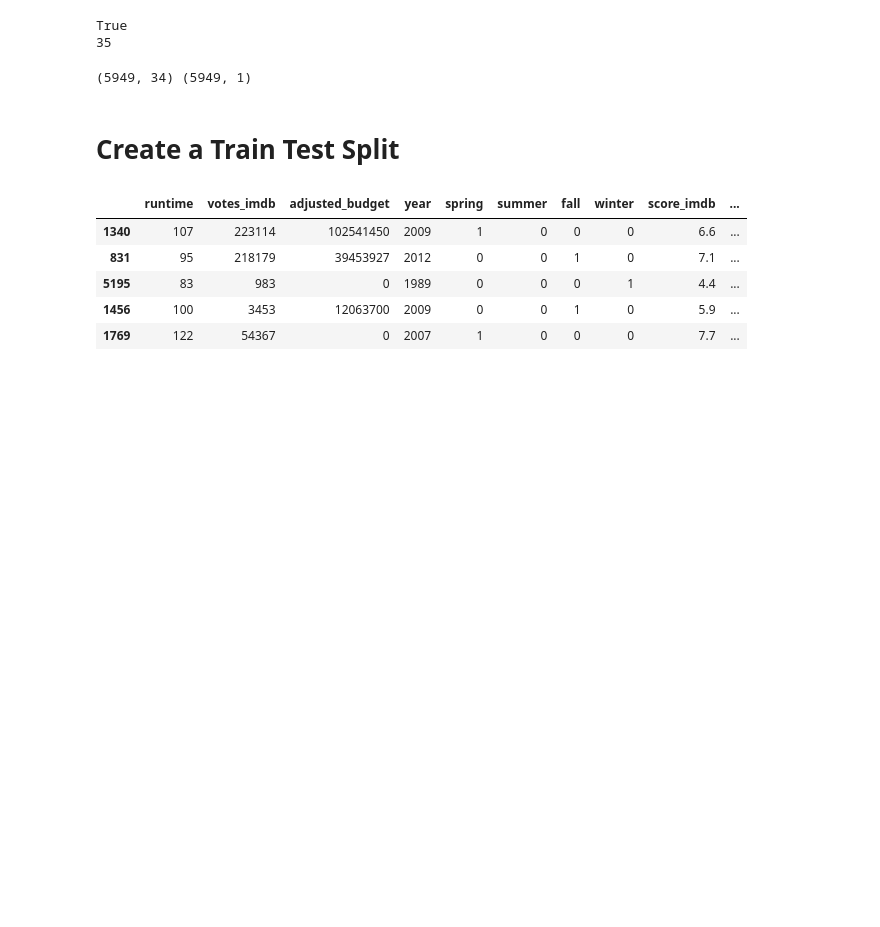
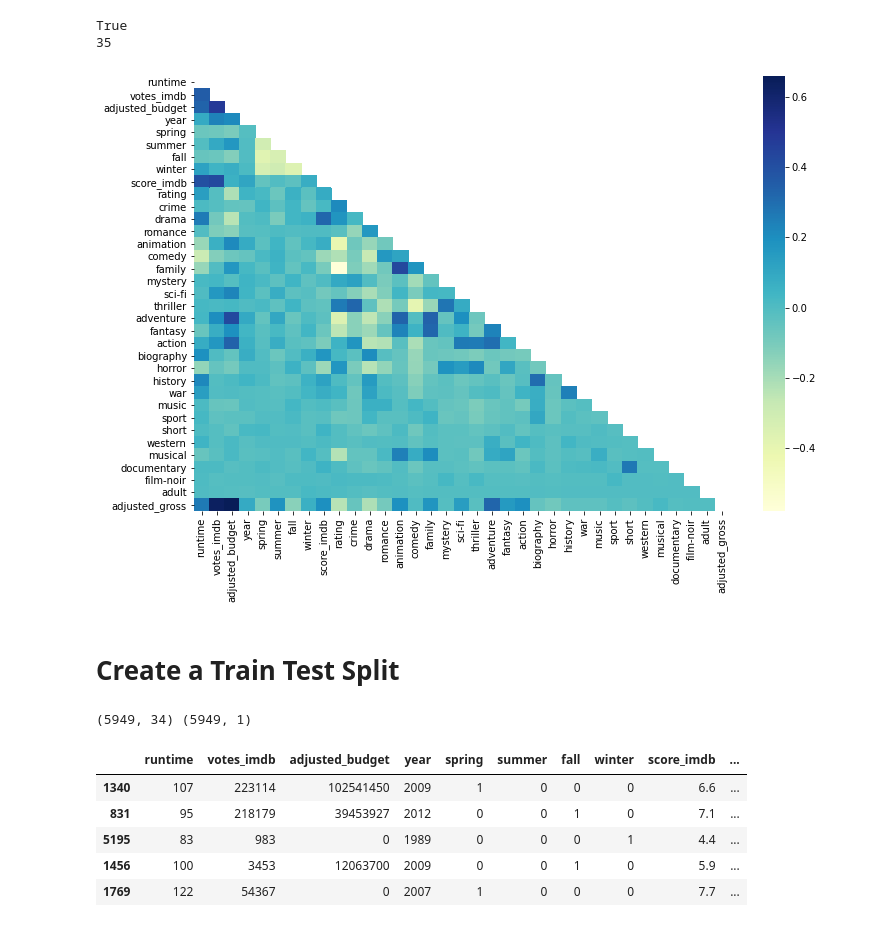
Before and after one commit to ztcnrh/NLP-Movie-Rating-Predictor, a Jupyter notebook: notebooks/boxoffice_linear_model/multiple_linear_regression.ipynb, the cells around one changed output. Drawn from its saved outputs; the diff is of its cells as text; code cells hidden in the pictures; blank space fills up the shorter version.

```diff
--- a/notebooks/model_boxoffice_linear_regression/model_boxoffice_linear_regression.ipynb
+++ b/notebooks/boxoffice_linear_model/multiple_linear_regression.ipynb
@@ -355,11 +356,3 @@ print(len(rearranged_df.columns))
 # %% [output]
 True
 35
-# %%
-# Set features as X and output as y
-X = rearranged_df.drop("adjusted_gross", axis=1)
-y = rearranged_df['adjusted_gross'].values.reshape(-1, 1)
-
-print(X.shape, y.shape)
-# %% [output]
-(5949, 34) (5949, 1)
@@ -366,5 +363,30 @@ print(X.shape, y.shape)
+# %%
+corr_matrix = rearranged_df.corr()
+
+# Use mask to hide the upper triangle because it's duplicated
+mask = np.triu(np.ones_like(corr_matrix, dtype=bool))
+
+plt.figure(figsize=(12,8))
+heatmap = sn.heatmap(corr_matrix, mask=mask, annot=None,
+                     cmap="YlGnBu")
+plt.xticks(rotation=90)
+
+plt.show()
+
+figure = heatmap.get_figure()
+# figure.savefig('../../image_highlights/boxoffice_linear_regression/corr_heatmap.png')
+# %% [output]
+[figure, added]
 # %% [markdown]
 # Create a Train Test Split
+# %%
+# Set features as X and output as y
+X = rearranged_df.drop("adjusted_gross", axis=1)
+y = rearranged_df['adjusted_gross'].values.reshape(-1, 1)
+
+print(X.shape, y.shape)
+# %% [output]
+(5949, 34) (5949, 1)
 # %%
 from sklearn.model_selection import train_test_split
 
```
Also changed, not shown: parts of 9 cells of this notebook, 9 other files.
